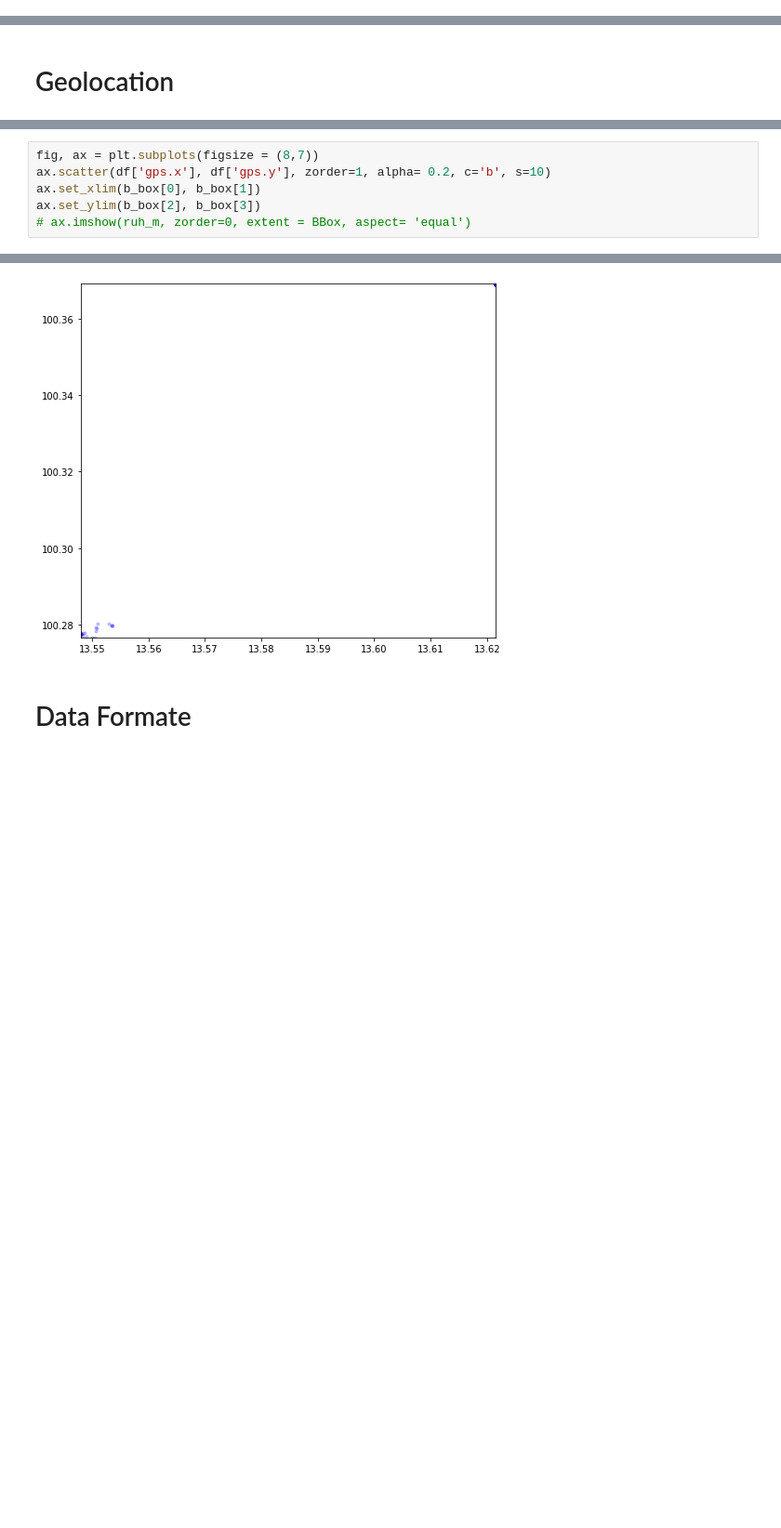
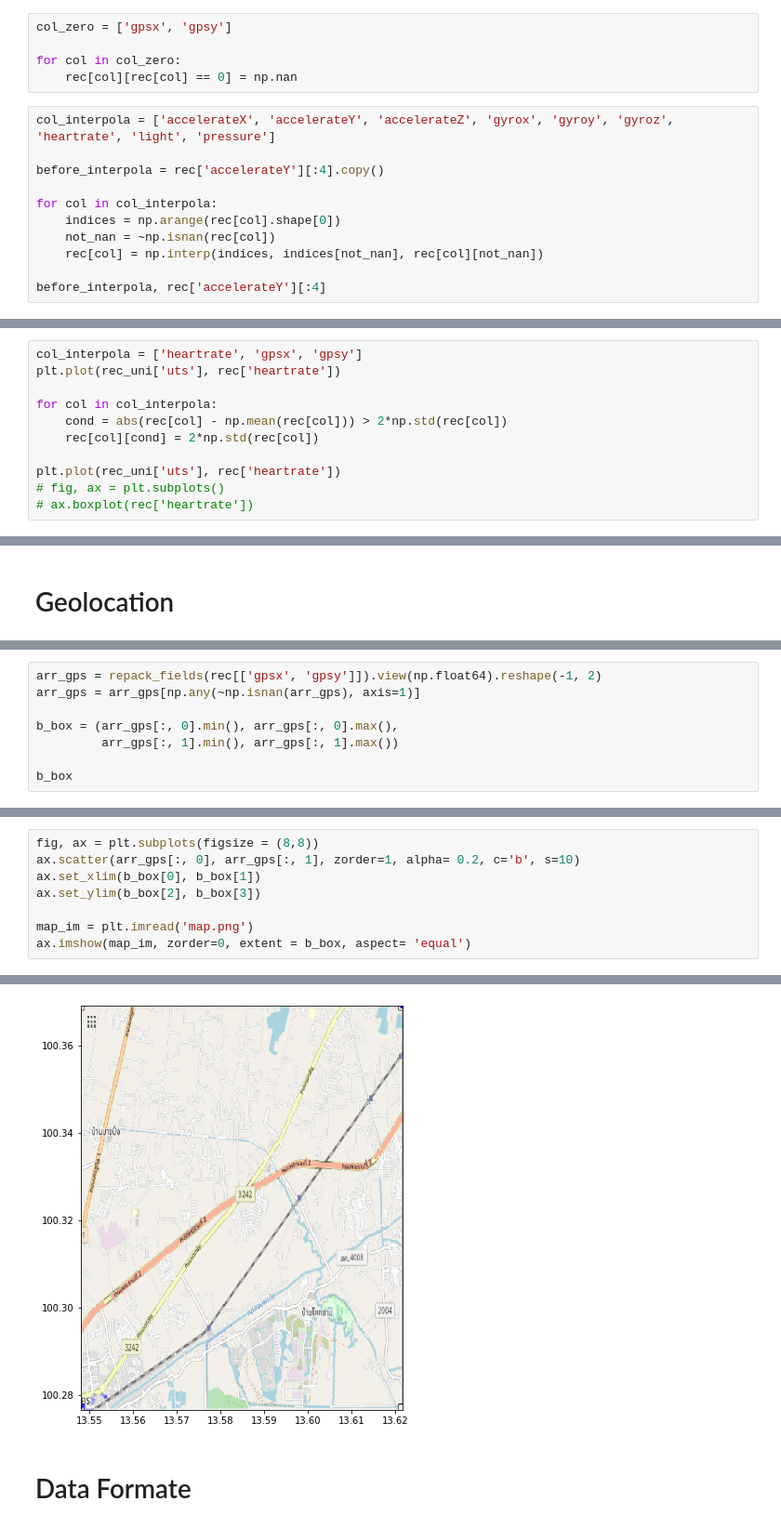
Before and after one commit to bdintu/machine-learning, a Jupyter notebook: lab1/lab1-1.ipynb, the cells around one changed output, grey strips where cells are left out. Shown at 93% size. Drawn from its saved outputs; the diff is of its cells as text; blank space fills up the shorter version.

```diff
--- a/lab1/lab1-1.ipynb
+++ b/lab1/lab1-1.ipynb
@@ -88,0 +65,16 @@ To register the converters:
+# %%
+col_zero = ['gpsx', 'gpsy']
+
+for col in col_zero:
+    rec[col][rec[col] == 0] = np.nan
+# %%
+col_interpola = ['accelerateX', 'accelerateY', 'accelerateZ', 'gyrox', 'gyroy', 'gyroz', 'heartrate', 'light', 'pressure']
+
+before_interpola = rec['accelerateY'][:4].copy()
+
+for col in col_interpola:
+    indices = np.arange(rec[col].shape[0])
+    not_nan = ~np.isnan(rec[col])
+    rec[col] = np.interp(indices, indices[not_nan], rec[col][not_nan])
+
+before_interpola, rec['accelerateY'][:4]
@@ -88,0 +86,11 @@ To register the converters:
+# %%
+col_interpola = ['heartrate', 'gpsx', 'gpsy']
+plt.plot(rec_uni['uts'], rec['heartrate'])
+
+for col in col_interpola:
+    cond = abs(rec[col] - np.mean(rec[col])) > 2*np.std(rec[col])
+    rec[col][cond] = 2*np.std(rec[col])
+
+plt.plot(rec_uni['uts'], rec['heartrate'])
+# fig, ax = plt.subplots()
+# ax.boxplot(rec['heartrate'])
@@ -209,0 +171,8 @@ b_box
+# %%
+arr_gps = repack_fields(rec[['gpsx', 'gpsy']]).view(np.float64).reshape(-1, 2)
+arr_gps = arr_gps[np.any(~np.isnan(arr_gps), axis=1)]
+
+b_box = (arr_gps[:, 0].min(), arr_gps[:, 0].max(),
+         arr_gps[:, 1].min(), arr_gps[:, 1].max())
+
+b_box
@@ -210,7 +181,9 @@ b_box
 # %%
-fig, ax = plt.subplots(figsize = (8,7))
-ax.scatter(df['gps.x'], df['gps.y'], zorder=1, alpha= 0.2, c='b', s=10)
+fig, ax = plt.subplots(figsize = (8,8))
+ax.scatter(arr_gps[:, 0], arr_gps[:, 1], zorder=1, alpha= 0.2, c='b', s=10)
 ax.set_xlim(b_box[0], b_box[1])
 ax.set_ylim(b_box[2], b_box[3])
-# ax.imshow(ruh_m, zorder=0, extent = BBox, aspect= 'equal')
+
+map_im = plt.imread('map.png')
+ax.imshow(map_im, zorder=0, extent = b_box, aspect= 'equal')
 # %% [output]
@@ -218,3 +191,3 @@ ax.set_ylim(b_box[2], b_box[3])
-[figure, old version]
+[figure, new version]
 # %% [markdown]
 # Data Formate
```
Also changed, not shown: parts of 31 cells of this notebook, 2 other files.
